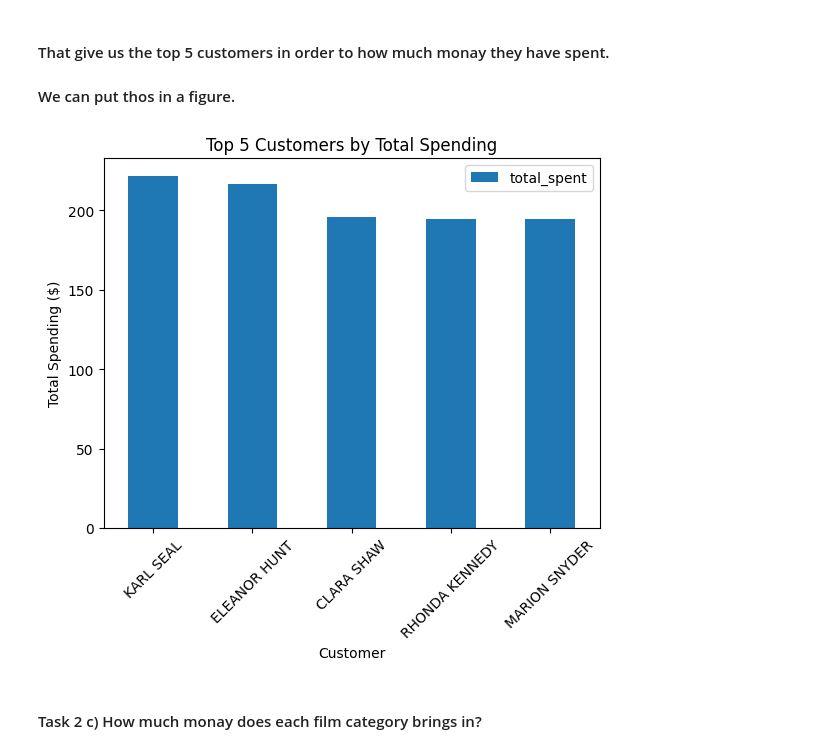
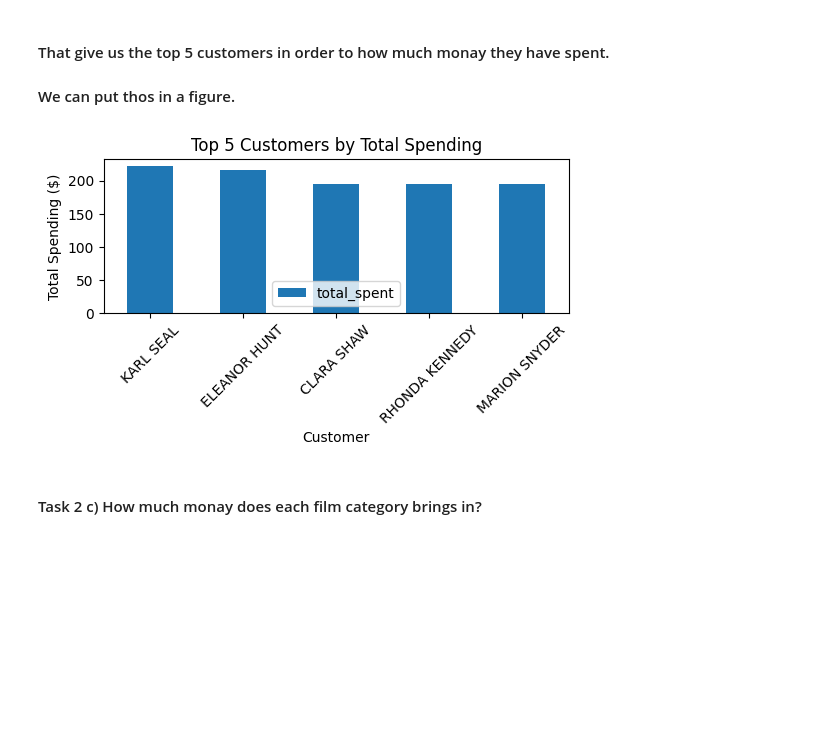
Before and after one commit to Aleex87/sakila_lab_alessandro_abbate, a Jupyter notebook: sql/eda_pandas_duckdb.ipynb, the cells around one changed output. Cells and saved outputs as stored; diff of their text form; code cells hidden in the pictures; blank space fills up the shorter version.

```diff
--- a/sql/eda_pandas_duckdb.ipynb
+++ b/sql/eda_pandas_duckdb.ipynb
@@ -476,16 +477,17 @@ df_top_5_customers
 # %%
 df_top_5_customers.plot(
     x="name_customer",
     y="total_spent",
     kind="bar",
+    figsize=(6,2),
     title="Top 5 Customers by Total Spending"
 )
 plt.xlabel("Customer")
 plt.ylabel("Total Spending ($)")
 plt.xticks(rotation=45)
 plt.show()
 # %% [output]
-[figure, old version]
+[figure, new version]
 # %% [markdown]
 #### Task 2 c)  How much monay does each film category brings in?
 # %%
```
Also changed, not shown: parts of 10 cells of this notebook.
